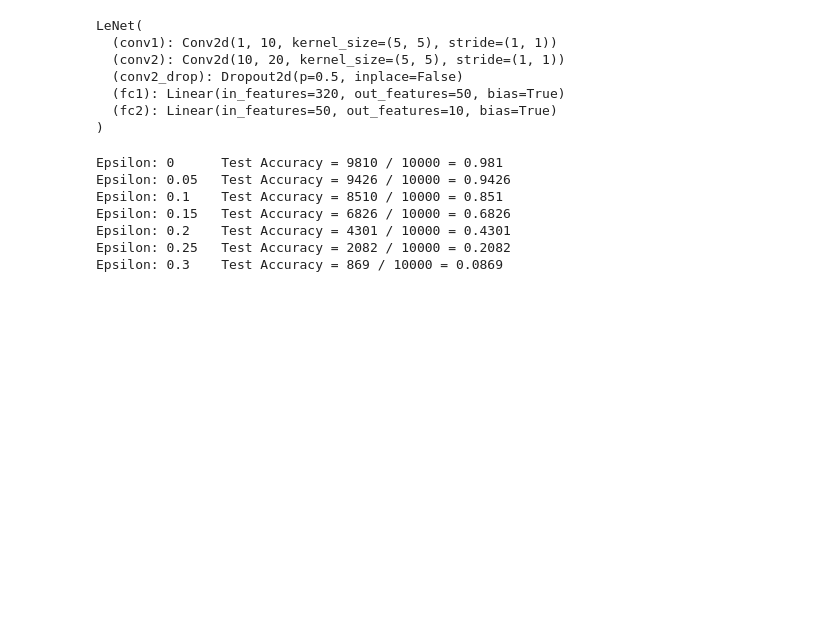
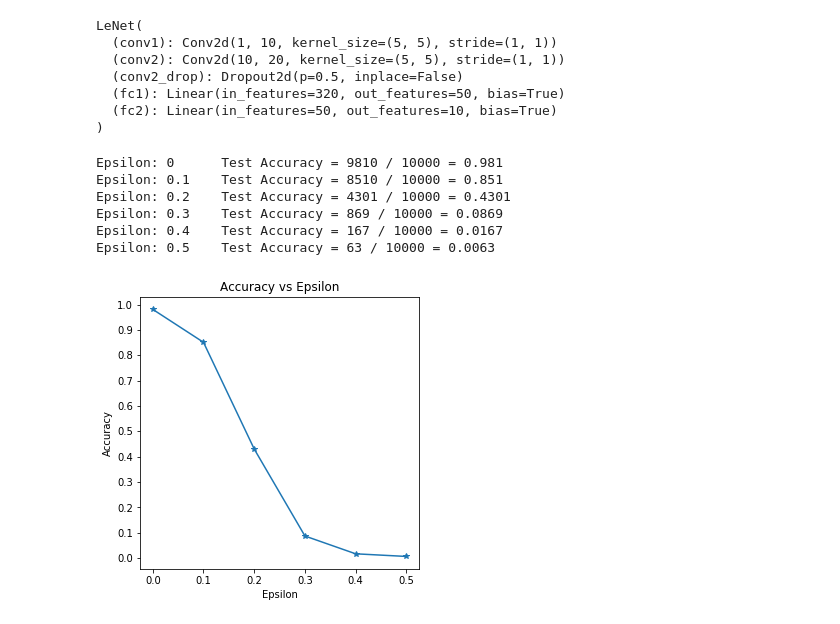
Before and after one commit to noname19871/adversial-mnist-pytorch, a Jupyter notebook: Adversial.ipynb, the cells around one changed output. Drawn from its saved outputs; the diff is of its cells as text; code cells hidden in the pictures; blank space fills up the shorter version.

```diff
--- a/Adversial.ipynb
+++ b/Adversial.ipynb
@@ -8,7 +8,7 @@ from torchvision import datasets, transforms
 import numpy as np
 import matplotlib.pyplot as plt
 # %%
-epsilons = [0, 0.05, 0.1, 0.15, 0.2, 0.25, 0.3, 0.35]
+epsilons = [0, 0.1, 0.2, 0.3, 0.4, 0.5]
 pretrained_model = "lenet_mnist_model.pth"
 use_cuda=True
 # %%
@@ -119,20 +119,21 @@ for eps in epsilons:
     examples.append(ex)
 # %% [output]
 Epsilon: 0      Test Accuracy = 9810 / 10000 = 0.981
-Epsilon: 0.05   Test Accuracy = 9426 / 10000 = 0.9426
 Epsilon: 0.1    Test Accuracy = 8510 / 10000 = 0.851
-Epsilon: 0.15   Test Accuracy = 6826 / 10000 = 0.6826
 Epsilon: 0.2    Test Accuracy = 4301 / 10000 = 0.4301
-Epsilon: 0.25   Test Accuracy = 2082 / 10000 = 0.2082
 Epsilon: 0.3    Test Accuracy = 869 / 10000 = 0.0869
+Epsilon: 0.4    Test Accuracy = 167 / 10000 = 0.0167
+Epsilon: 0.5    Test Accuracy = 63 / 10000 = 0.0063
 # %%
 plt.figure(figsize=(5,5))
 plt.plot(epsilons, accuracies, "*-")
 plt.yticks(np.arange(0, 1.1, step=0.1))
-plt.xticks(np.arange(0, .35, step=0.05))
+plt.xticks(np.arange(0, 0.6, step=0.1))
 plt.title("Accuracy vs Epsilon")
 plt.xlabel("Epsilon")
 plt.ylabel("Accuracy")
 plt.show()
+# %% [output]
+[figure, added]
 # %%
 cnt = 0
```
Also changed, not shown: parts of 1 cell of this notebook.
